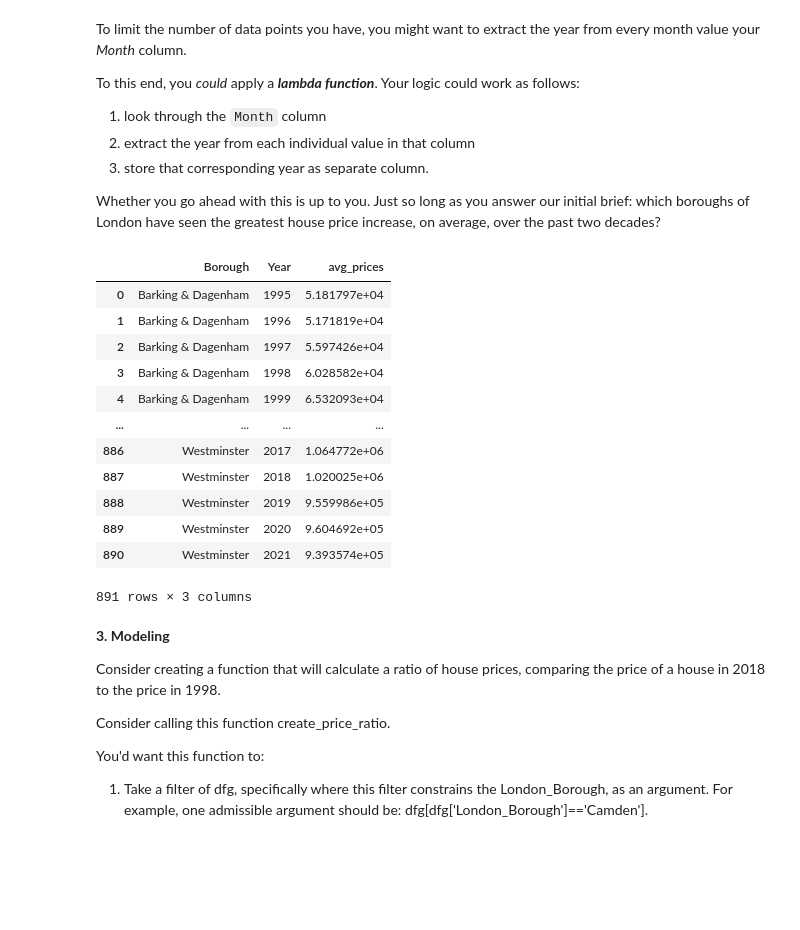
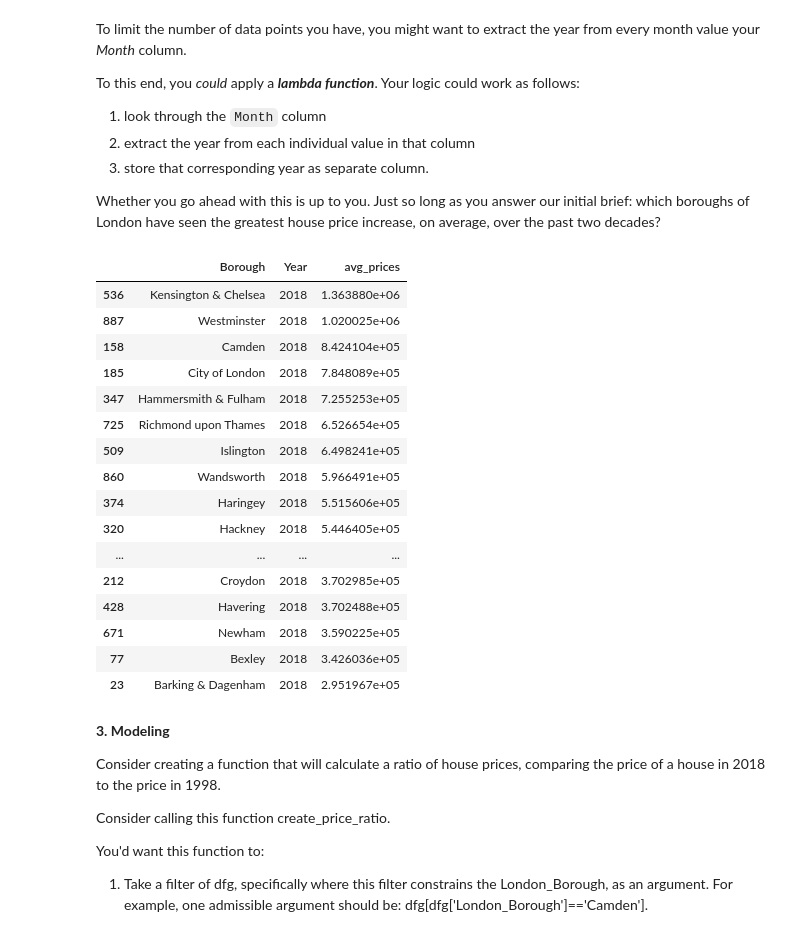
Before and after one commit to russhail/springboard, a Jupyter notebook: tier 3 save.ipynb, the cells around one changed output. Cells and saved outputs as stored; diff of their text form; code cells hidden in the pictures; blank space fills up the shorter version.

```diff
--- a/tier 3 save.ipynb
+++ b/tier 3 save.ipynb
@@ -226,25 +226,29 @@ Whether you go ahead with this is up to you. Just so long as you answer our init
 # %%
 propmelt['Year'] = propmelt['month'].apply(lambda t: t.year)
 
 propmeltavg = propmelt.groupby(by=['Borough', 'Year']).mean()
 
 propmeltavg = propmeltavg.reset_index()
 
-propmeltavg
+propmeltavg[propmeltavg['Year'] == 2018].sort_values('avg_prices', ascending = False)
 # %% [output]
 |  | Borough | Year | avg_prices |
-| 0 | Barking & Dagenham | 1995 | 5.181797e+04 |
-| 1 | Barking & Dagenham | 1996 | 5.171819e+04 |
-| 2 | Barking & Dagenham | 1997 | 5.597426e+04 |
-| 3 | Barking & Dagenham | 1998 | 6.028582e+04 |
-| 4 | Barking & Dagenham | 1999 | 6.532093e+04 |
+| 536 | Kensington & Chelsea | 2018 | 1.363880e+06 |
+| 887 | Westminster | 2018 | 1.020025e+06 |
+| 158 | Camden | 2018 | 8.424104e+05 |
+| 185 | City of London | 2018 | 7.848089e+05 |
+| 347 | Hammersmith & Fulham | 2018 | 7.255253e+05 |
+| 725 | Richmond upon Thames | 2018 | 6.526654e+05 |
+| 509 | Islington | 2018 | 6.498241e+05 |
+| 860 | Wandsworth | 2018 | 5.966491e+05 |
+| 374 | Haringey | 2018 | 5.515606e+05 |
+| 320 | Hackney | 2018 | 5.446405e+05 |
 | ... | ... | ... | ... |
-| 886 | Westminster | 2017 | 1.064772e+06 |
-| 887 | Westminster | 2018 | 1.020025e+06 |
-| 888 | Westminster | 2019 | 9.559986e+05 |
-| 889 | Westminster | 2020 | 9.604692e+05 |
-| 890 | Westminster | 2021 | 9.393574e+05 |
+| 212 | Croydon | 2018 | 3.702985e+05 |
+| 428 | Havering | 2018 | 3.702488e+05 |
+| 671 | Newham | 2018 | 3.590225e+05 |
+| 77 | Bexley | 2018 | 3.426036e+05 |
+| 23 | Barking & Dagenham | 2018 | 2.951967e+05 |
-891 rows × 3 columns
 # %% [markdown]
 **3. Modeling**
 
```
Also changed, not shown: parts of 6 cells of this notebook.
